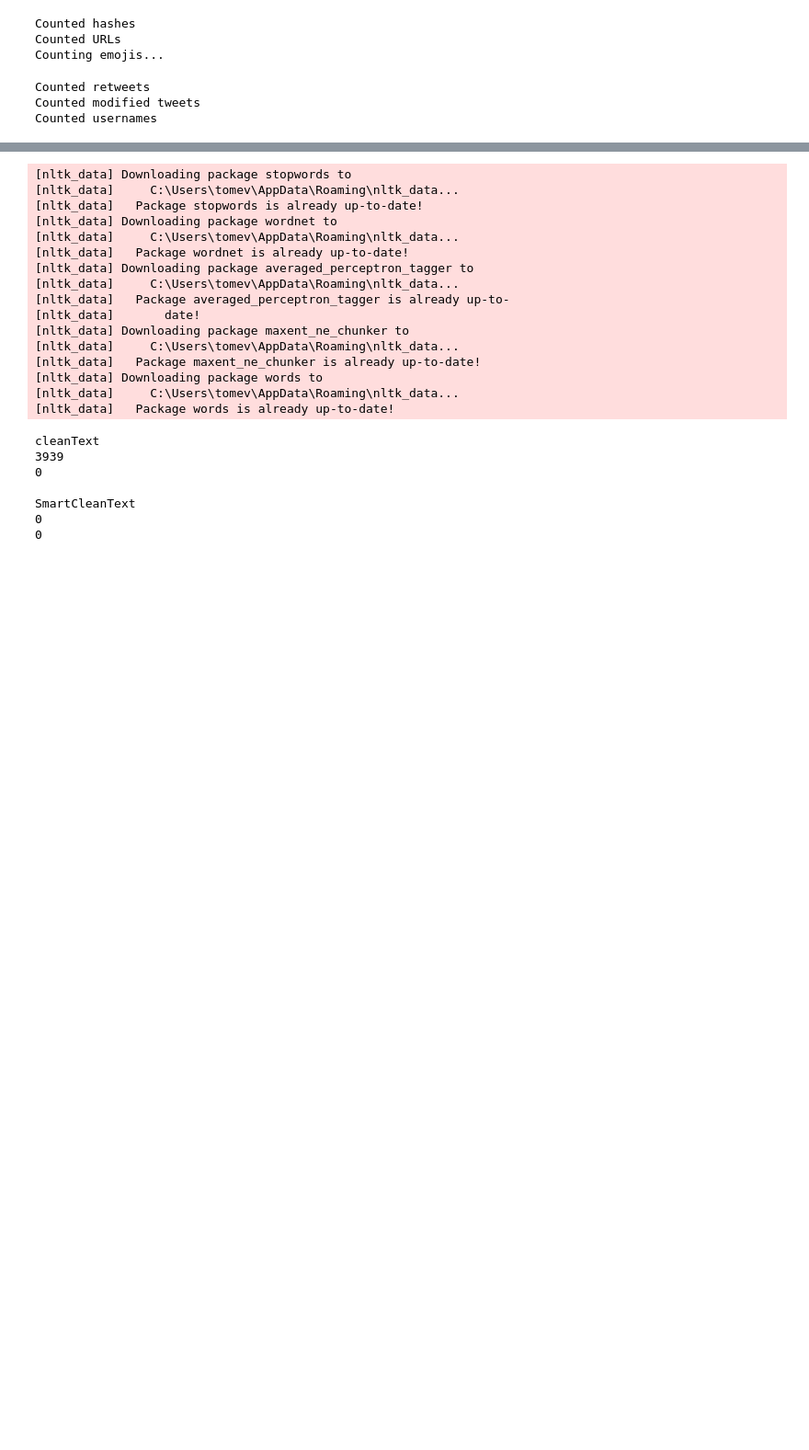
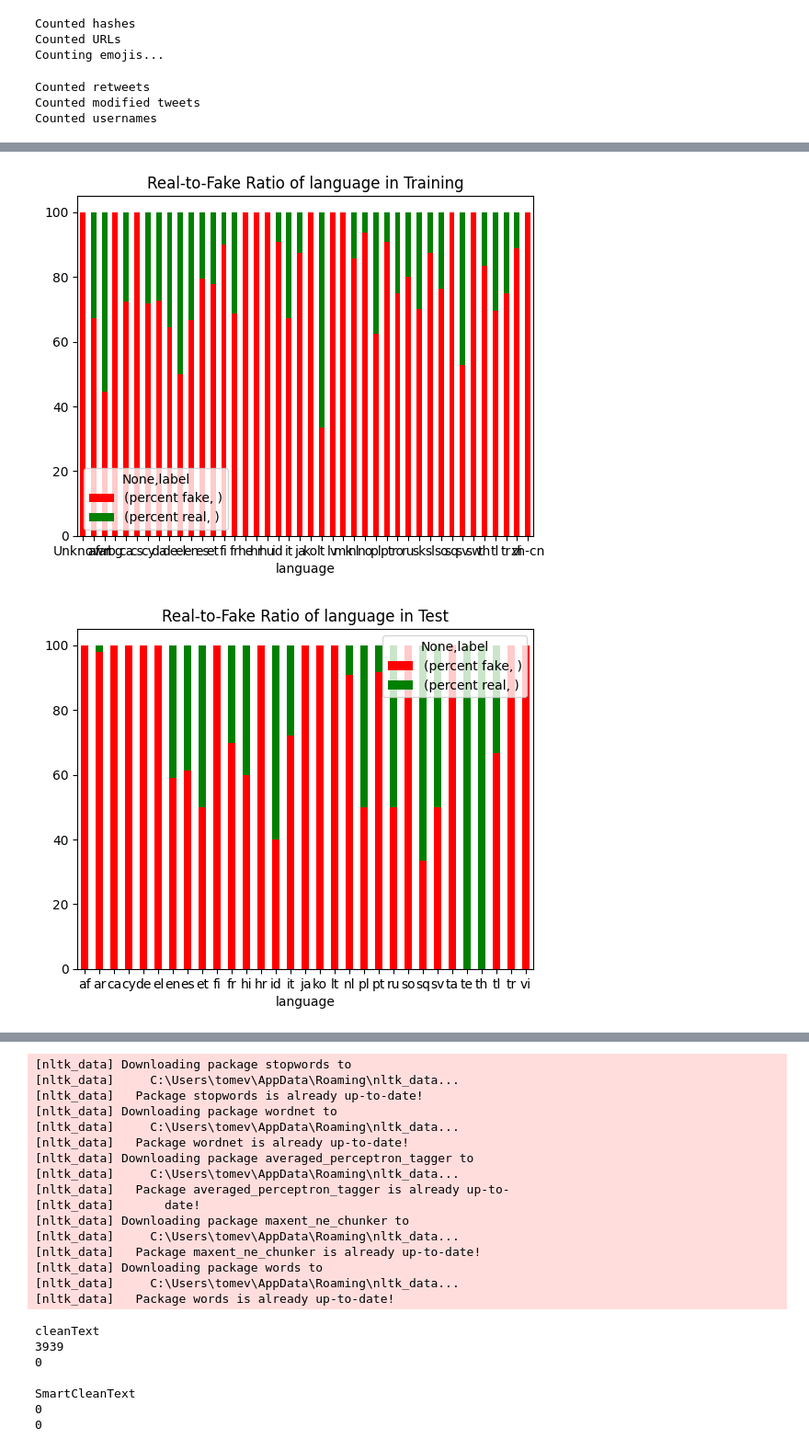
Before and after one commit to tee1g21/Machine-Learning-Technologies-Coursework, a Jupyter notebook: mediaEval.ipynb, the cells around one changed output, grey strips where cells are left out. Shown at 92% size. Drawn from its saved outputs; the diff is of its cells as text; code cells hidden in the pictures; blank space fills up the shorter version.

```diff
--- a/mediaEval.ipynb
+++ b/mediaEval.ipynb
@@ -374,0 +368,47 @@ Counted usernames
+# %%
+#function to plot bar charts comparing attribute with label
+
+def create_bar_against_label(column, percentage_flag, total_flag):
+
+    #counting attributes for training and testing
+    train_chart_data = train_df[["tweetId", column, "label"]].groupby([column, "label"], as_index=False).count().pivot(index=column, columns=["label"]).fillna(0).rename(columns={"tweetId": "count"})
+    train_total = train_chart_data['count']['fake'] + train_chart_data['count']['real']
+
+    test_chart_data = test_df[["tweetId", column, "label"]].groupby([column, "label"], as_index=False).count().pivot(index=column, columns=["label"]).fillna(0).rename(columns={"tweetId": "count"})
+    test_total = test_chart_data['count']['fake'] + test_chart_data['count']['real']
+
+    if percentage_flag == True:
+
+        #plot percentage for training
+        train_chart_data['percent fake'] = (train_chart_data['count']['fake'] / train_total) * 100
+        train_chart_data['percent real'] = (train_chart_data['count']['real'] / train_total) * 100
+        ax = train_chart_data[['percent fake', 'percent real']].plot.bar(rot=0, stacked=True, color=['red','green'])
+        ax.set_title(f"Real-to-Fake Ratio of {column} in Training")
+
+        #pllot percentage for test
+        test_chart_data['percent fake'] = (test_chart_data['count']['fake'] / test_total) * 100
+        test_chart_data['percent real'] = (test_chart_data['count']['real'] / test_total) * 100
+        ax = test_chart_data[['percent fake', 'percent real']].plot.bar(rot=0, stacked=True, color=['red','green'])
+        ax.set_title(f"Real-to-Fake Ratio of {column} in Test")
+
+
+
+    if total_flag == True:
+
+        #plot count for training
+        train_chart_data['total fake'] = train_chart_data['count']['fake']
+        train_chart_data['total real'] = train_chart_data['count']['real']
+        ax = train_chart_data[['total fake', 'total real']].plot.bar(rot=0, stacked=True, color=['red','green'])
+        ax.set_title(f"Real and Fake count for {column} in Training")
+
+        #plot count for test
+        test_chart_data['total fake'] = test_chart_data['count']['fake']
+        test_chart_data['total real'] = test_chart_data['count']['real']
+        ax = test_chart_data[['total fake', 'total real']].plot.bar(rot=0, stacked=True, color=['red','green'])
+        ax.set_title(f"Real and Fake count for {column} in Test")
+# %%
+#comparing tweet language vs label
+create_bar_against_label("language", True, True)
+# %% [output]
+[figure, added]
+[figure, added]
```
Also changed, not shown: parts of 28 cells of this notebook, 1 other file.
